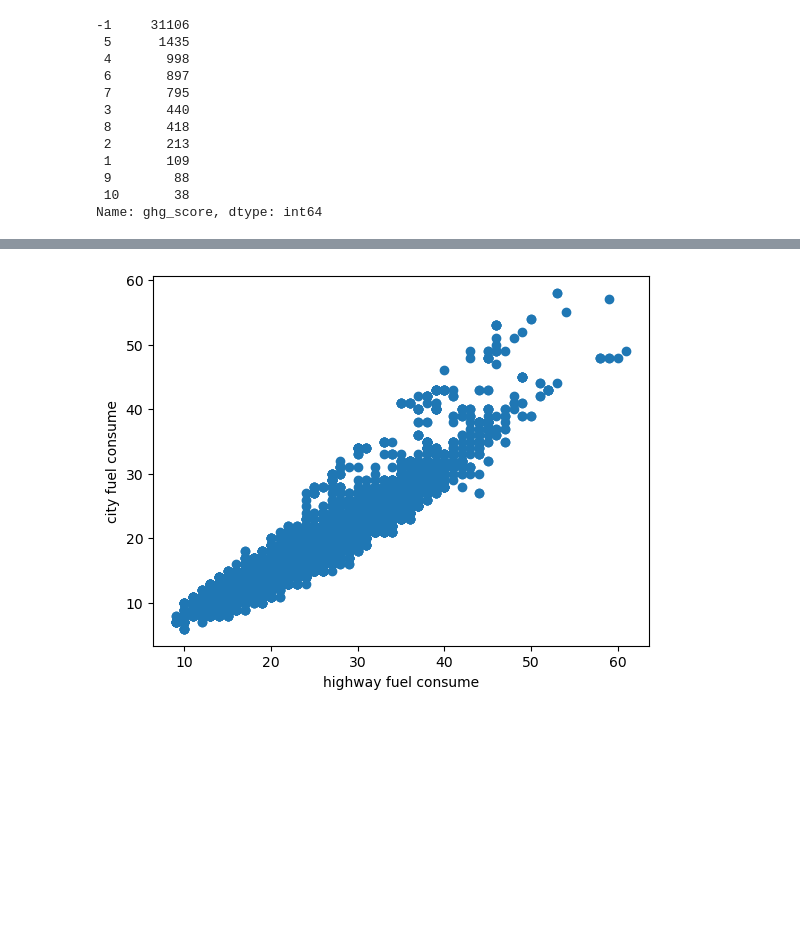
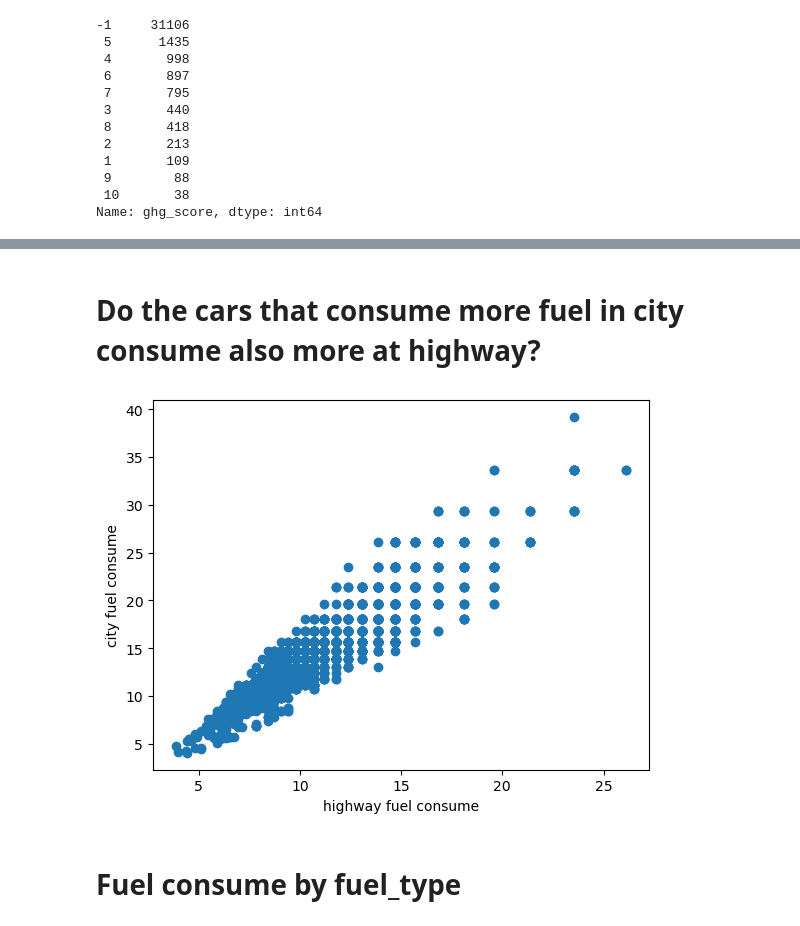
Before and after one commit to mstf53/mid-bootcamp, a Jupyter notebook: test.ipynb, the cells around one changed output, grey strips where cells are left out. Cells and saved outputs as stored; diff of their text form; code cells hidden in the pictures; blank space fills up the shorter version.

```diff
--- a/test.ipynb
+++ b/test.ipynb
@@ -482,0 +598,3 @@ plt.show()
+# %%
+data = pd.read_csv('files-for-data/cleaned_database.csv')
+data.head(5)
@@ -483,9 +628,13 @@ plt.show()
+# %% [markdown]
+# Do the cars that consume more fuel in city consume also more at highway?
 # %%
 fig, ax = plt.subplots()
-ax.scatter(x=data['highway_mpg_(ft1)'], y=data['city_mpg_(ft1)'])
+ax.scatter(x=data['highway_lkm'], y=data['city_lkm'])
 ax.set_xlabel("highway fuel consume")
 ax.set_ylabel("city fuel consume")
 plt.show()
 # %% [output]
-[figure, old version]
+[figure, new version]
+# %% [markdown]
+# Fuel consume by fuel_type
 # %%
```
Also changed, not shown: parts of 44 cells of this notebook, 1 other file.
